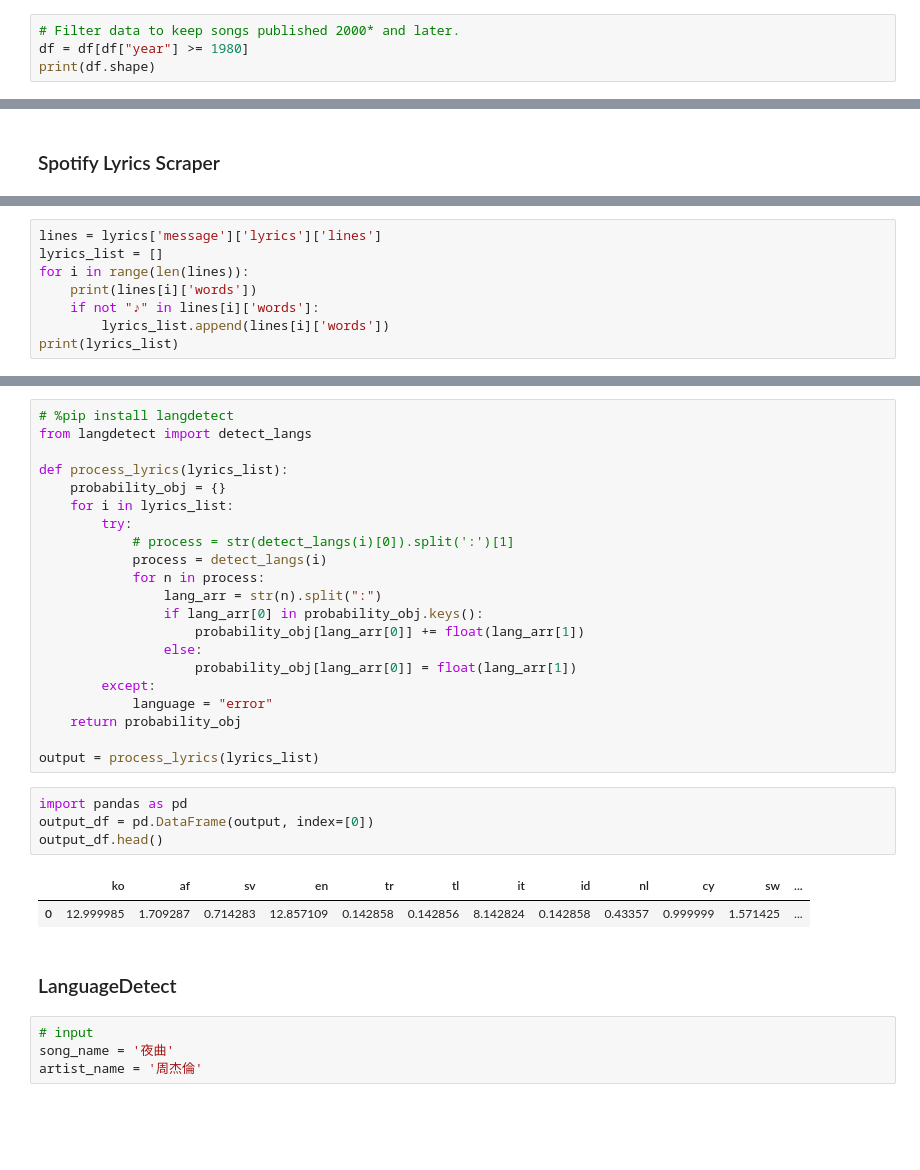
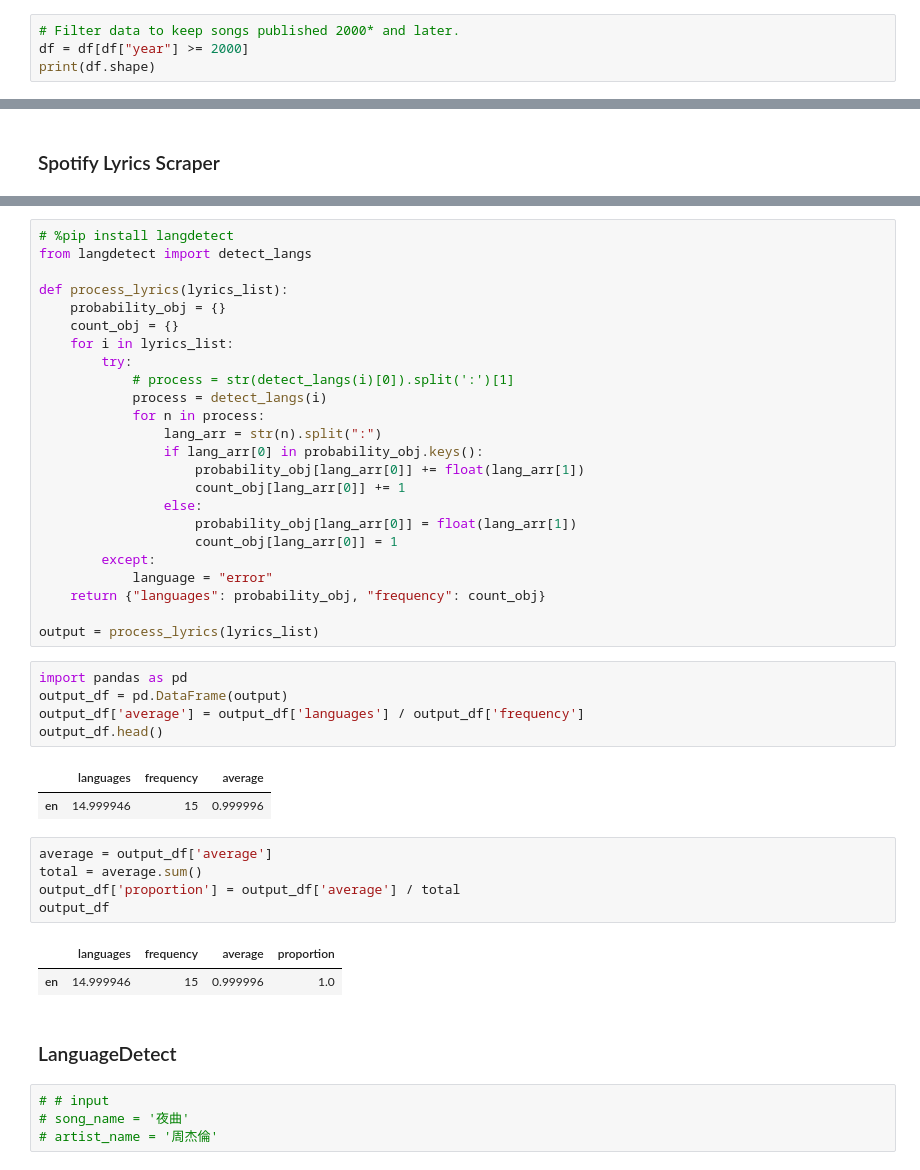
Before and after one commit to fishbrightwise/dap_artificial_dj, a Jupyter notebook: data extraction.ipynb, the cells around one changed output, grey strips where cells are left out. Cells and saved outputs as stored; diff of their text form; blank space fills up the shorter version.

Commit message:
Testing language

```diff
--- a/data extraction.ipynb
+++ b/data extraction.ipynb
@@ -52,6 +52,6 @@ print(df.shape)
 (526610, 22)
 # %%
 # Filter data to keep songs published 2000* and later.
-df = df[df["year"] >= 1980]
+df = df[df["year"] >= 2000]
 print(df.shape)
 # %% [output]
@@ -300,8 +333,0 @@ print(lyrics)
-# %%
-lines = lyrics['message']['lyrics']['lines']
-lyrics_list = []
-for i in range(len(lines)):
-    print(lines[i]['words'])
-    if not "♪" in lines[i]['words']:
-        lyrics_list.append(lines[i]['words'])
-print(lyrics_list)
@@ -329,6 +351,7 @@ from langdetect import detect_langs
 
 def process_lyrics(lyrics_list):
     probability_obj = {}
+    count_obj = {}
     for i in lyrics_list:
         try:
             # process = str(detect_langs(i)[0]).split(':')[1]
@@ -337,24 +360,35 @@ def process_lyrics(lyrics_list):
                 lang_arr = str(n).split(":")
                 if lang_arr[0] in probability_obj.keys():
                     probability_obj[lang_arr[0]] += float(lang_arr[1])
+                    count_obj[lang_arr[0]] += 1
                 else:
                     probability_obj[lang_arr[0]] = float(lang_arr[1])
+                    count_obj[lang_arr[0]] = 1
         except:
             language = "error"
-    return probability_obj
+    return {"languages": probability_obj, "frequency": count_obj}
 
 output = process_lyrics(lyrics_list)
 # %%
 import pandas as pd
-output_df = pd.DataFrame(output, index=[0])
+output_df = pd.DataFrame(output)
+output_df['average'] = output_df['languages'] / output_df['frequency']
 output_df.head()
 # %% [output]
-|  | ko | af | sv | en | tr | tl | it | id | nl | cy | sw | ... |
-| 0 | 12.999985 | 1.709287 | 0.714283 | 12.857109 | 0.142858 | 0.142856 | 8.142824 | 0.142858 | 0.43357 | 0.999999 | 1.571425 | ... |
+|  | languages | frequency | average |
+| en | 14.999946 | 15 | 0.999996 |
+# %%
+average = output_df['average']
+total = average.sum()
+output_df['proportion'] = output_df['average'] / total
+output_df
+# %% [output]
+|  | languages | frequency | average | proportion |
+| en | 14.999946 | 15 | 0.999996 | 1.0 |
 # %% [markdown]
 ### LanguageDetect
 # %%
-# input
-song_name = '夜曲'
-artist_name = '周杰倫'
+# # input
+# song_name = '夜曲'
+# artist_name = '周杰倫'
 # %%
```
Also changed, not shown: parts of 14 cells of this notebook, 1 other file.
